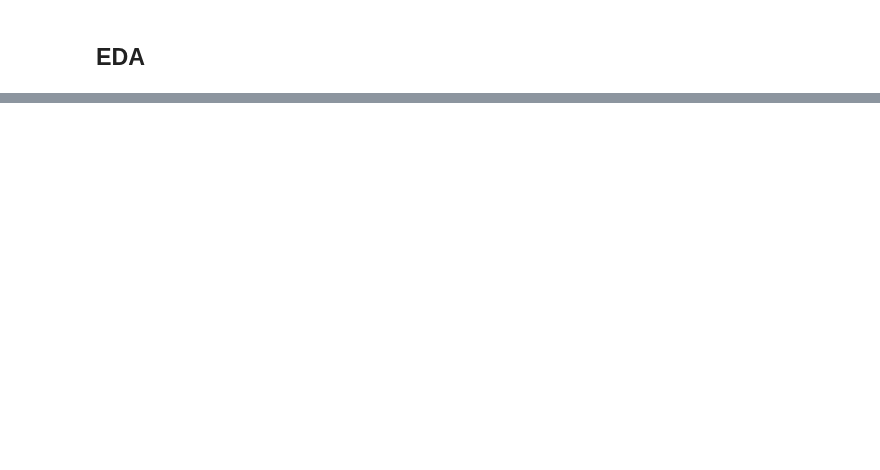
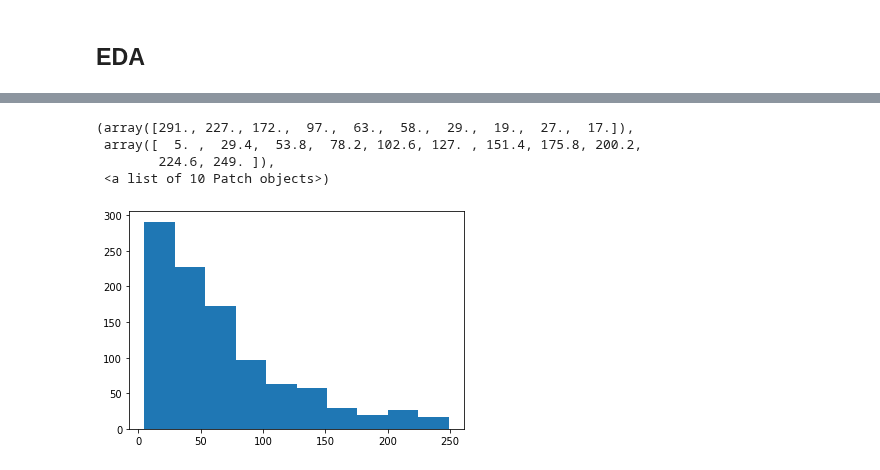
Before and after one commit to spotted-d/spotify-project, a Jupyter notebook: notebooks/emily_xie_milestone_3_eda.ipynb, the cells around one changed output, grey strips where cells are left out. Drawn from its saved outputs; the diff is of its cells as text; code cells hidden in the pictures; blank space fills up the shorter version.

```diff
--- a/notebooks/emily_xie_milestone_3_eda.ipynb
+++ b/notebooks/emily_xie_milestone_3_eda.ipynb
@@ -74,0 +128,12 @@ playlist_data.head()
+# %%
+random_csv = pd.read_csv("../data/songs786.csv")
+# %%
+random_csv_grouped = random_csv.groupby(["pid"]).count()
+# %%
+plt.hist(random_csv_grouped["pos"])
+# %% [output]
+(array([291., 227., 172.,  97.,  63.,  58.,  29.,  19.,  27.,  17.]),
+ array([  5. ,  29.4,  53.8,  78.2, 102.6, 127. , 151.4, 175.8, 200.2,
+        224.6, 249. ]),
+ <a list of 10 Patch objects>)
+[figure, added]
```
Also changed, not shown: parts of 10 cells of this notebook, 1 other file.
